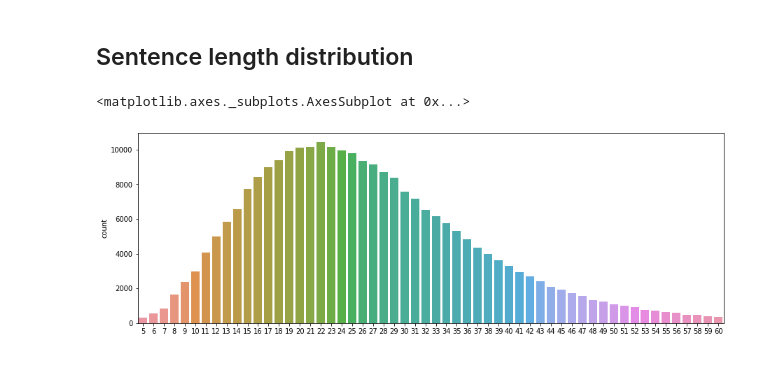
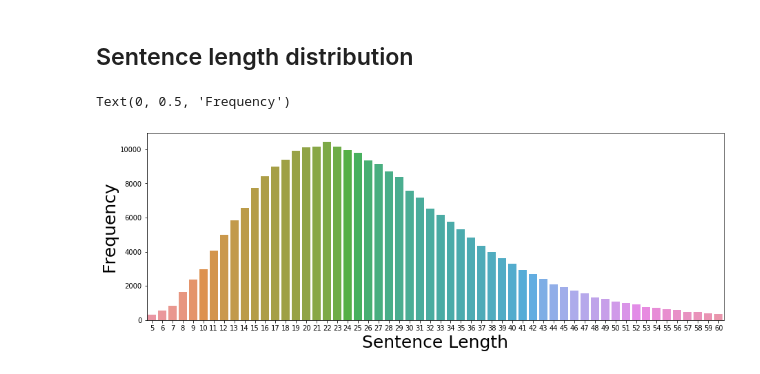
Before and after one commit to manikbhandari/cnn-text-classification, a Jupyter notebook: eda.ipynb, the cells around one changed output. Cells and saved outputs as stored; diff of their text form; code cells hidden in the pictures.

```diff
--- a/eda.ipynb
+++ b/eda.ipynb
@@ -52,9 +90,12 @@ plot_data(Y_train)
 ## Sentence length distribution
 # %%
 lengths = [len(sent.split(' ')) for sent in X_train + X_valid]
-# %%
-plt.figure(figsize=(15, 5))
-sns.countplot(lengths)
-# %% [output]
-<matplotlib.axes._subplots.AxesSubplot at 0x...>
-[figure, removed]
+# %%
+fig = plt.figure(figsize=(15, 5))
+plot = sns.countplot(lengths)
+plt.xticks(fontsize=10)
+plot.set_xlabel('Sentence Length', fontsize=25)
+plot.set_ylabel('Frequency', fontsize=25)
+# %% [output]
+Text(0, 0.5, 'Frequency')
+[figure, added]
```
Also changed, not shown: parts of 13 cells of this notebook, 4 other files.
